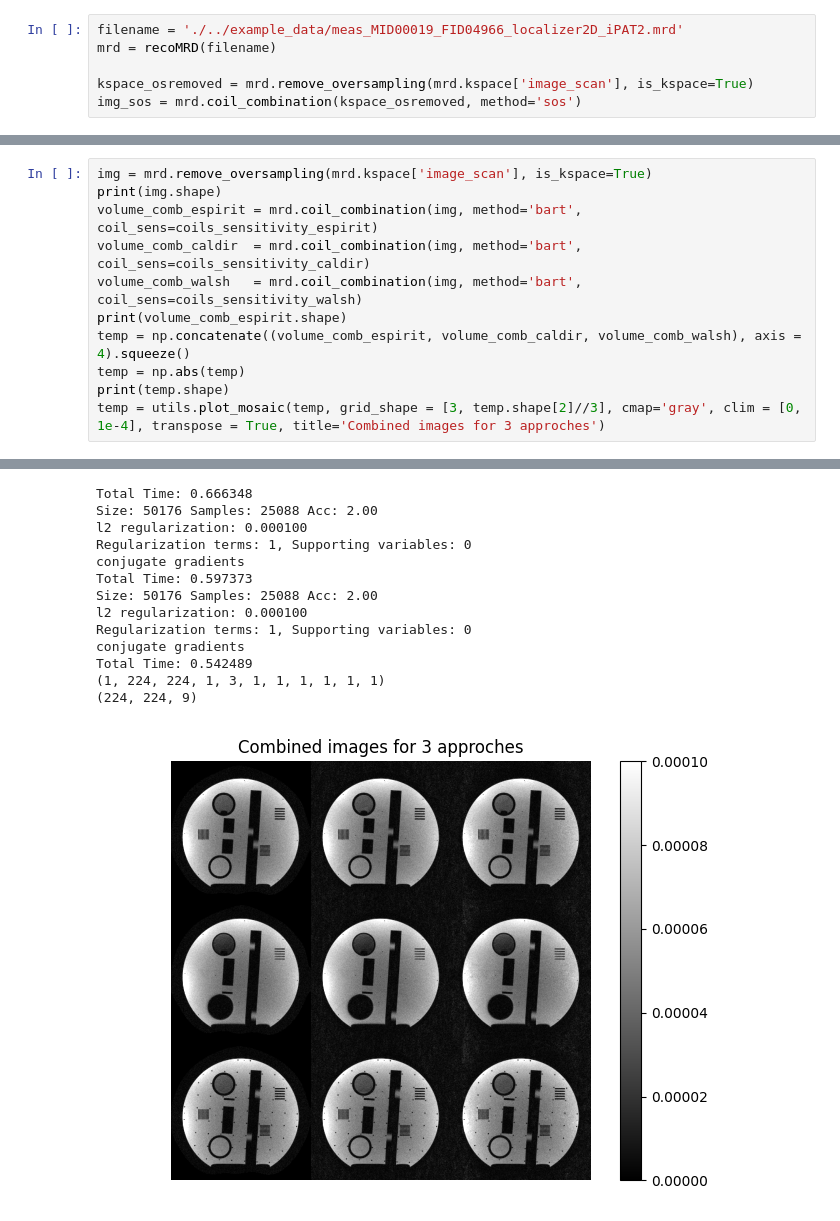
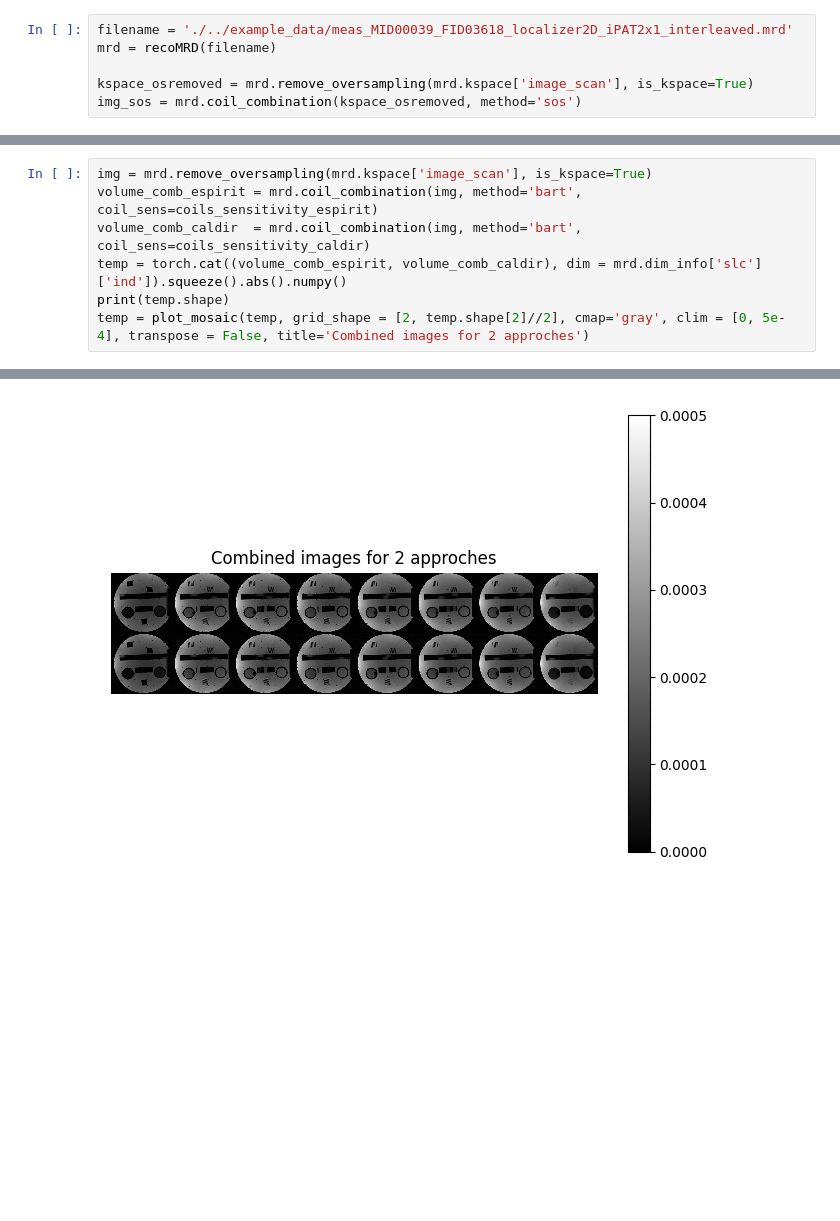
Before and after one commit to aghaeifar/recoMRD, a Jupyter notebook: examples/parallel_imaging_2D.ipynb, the cells around one changed output, grey strips where cells are left out. Saved outputs shown, nothing was run; the diff lists cells and outputs as text; blank space fills up the shorter version.

Commit message:
update to torch

```diff
--- a/examples/parallel_imaging_2D.ipynb
+++ b/examples/parallel_imaging_2D.ipynb
@@ -11,5 +50,5 @@ from bart import bart
 # %%
-filename = './../example_data/meas_MID00019_FID04966_localizer2D_iPAT2.mrd'
+filename = './../example_data/meas_MID00039_FID03618_localizer2D_iPAT2x1_interleaved.mrd'
 mrd = recoMRD(filename)
 
 kspace_osremoved = mrd.remove_oversampling(mrd.kspace['image_scan'], is_kspace=True)
@@ -124,12 +180,8 @@ temp = utils.plot_mosaic(temp, grid_shape = [3, temp.shape[2]/3], cmap='gray', t
 # %%
 img = mrd.remove_oversampling(mrd.kspace['image_scan'], is_kspace=True)
-print(img.shape)
 volume_comb_espirit = mrd.coil_combination(img, method='bart', coil_sens=coils_sensitivity_espirit)
 volume_comb_caldir  = mrd.coil_combination(img, method='bart', coil_sens=coils_sensitivity_caldir)
-volume_comb_walsh   = mrd.coil_combination(img, method='bart', coil_sens=coils_sensitivity_walsh)
-print(volume_comb_espirit.shape)
-temp = np.concatenate((volume_comb_espirit, volume_comb_caldir, volume_comb_walsh), axis = 4).squeeze()
-temp = np.abs(temp)
+temp = torch.cat((volume_comb_espirit, volume_comb_caldir), dim = mrd.dim_info['slc']['ind']).squeeze().abs().numpy()
 print(temp.shape)
-temp = utils.plot_mosaic(temp, grid_shape = [3, temp.shape[2]//3], cmap='gray', clim = [0, 1e-4], transpose = True, title='Combined images for 3 approches')
+temp = plot_mosaic(temp, grid_shape = [2, temp.shape[2]//2], cmap='gray', clim = [0, 5e-4], transpose = False, title='Combined images for 2 approches')
 # %% [output]
@@ -172,14 +209 @@ conjugate gradients
-Total Time: 0.666348
-Size: 50176 Samples: 25088 Acc: 2.00
-l2 regularization: 0.000100
-Regularization terms: 1, Supporting variables: 0
-conjugate gradients
-Total Time: 0.597373
-Size: 50176 Samples: 25088 Acc: 2.00
-l2 regularization: 0.000100
-Regularization terms: 1, Supporting variables: 0
-conjugate gradients
-Total Time: 0.542489
-(1, 224, 224, 1, 3, 1, 1, 1, 1, 1, 1)
-(224, 224, 9)
-[figure, old version]
+[figure, new version]
```
Also changed, not shown: parts of 11 cells of this notebook, 1 other file.
